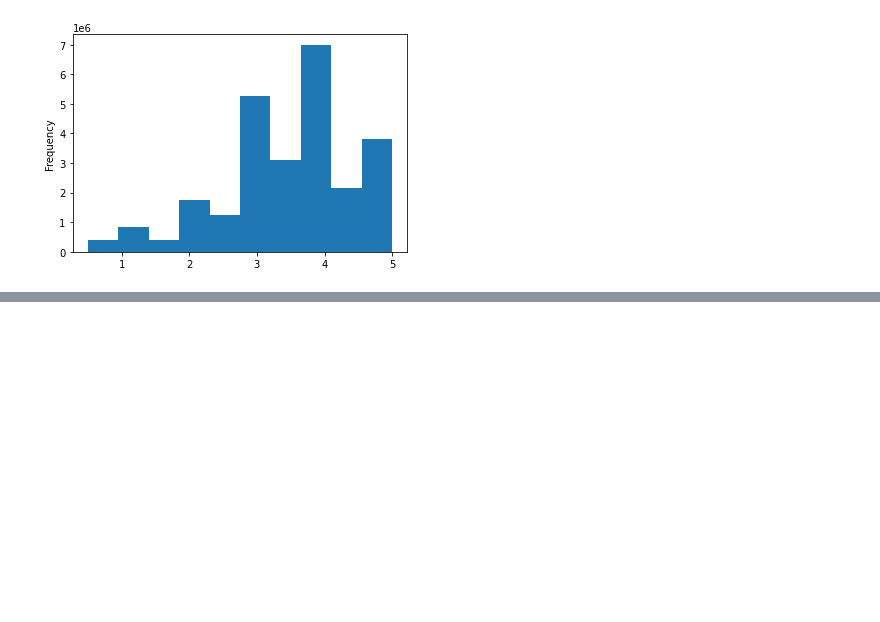
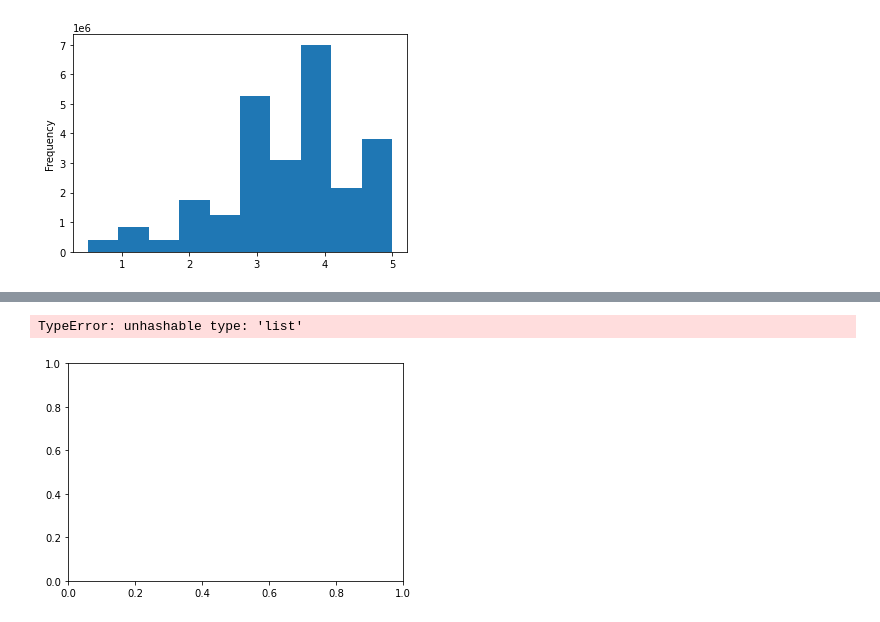
Before and after one commit to TrentBrunson/Movies-ETL, a Jupyter notebook: Movies_ETL.ipynb, the cells around one changed output, grey strips where cells are left out. Drawn from its saved outputs; the diff is of its cells as text; code cells hidden in the pictures; blank space fills up the shorter version.

```diff
--- a/Movies_ETL.ipynb
+++ b/Movies_ETL.ipynb
@@ -1163,0 +1299,6 @@ Name: rating, dtype: float64
+# %%
+movies_df.fillna(0).plot(x='Budget',y='budget', kind='scatter')
+# movies_df.fillna(0).plot(x='budget_wiki',y='budget_kaggle', kind='scatter')
+# %% [output]
+TypeError: unhashable type: 'list'
+[figure, added]
```
Also changed, not shown: parts of 31 cells of this notebook.
